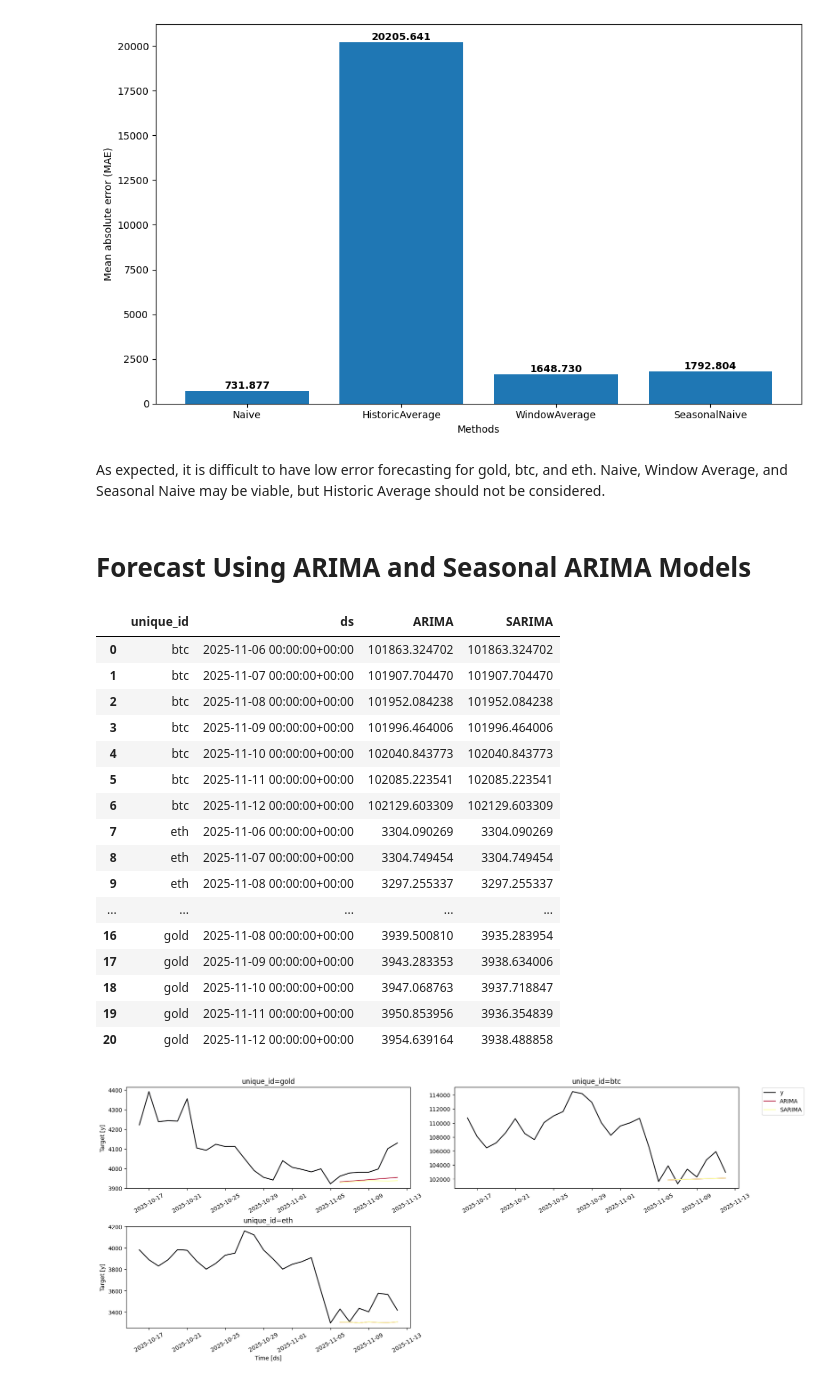
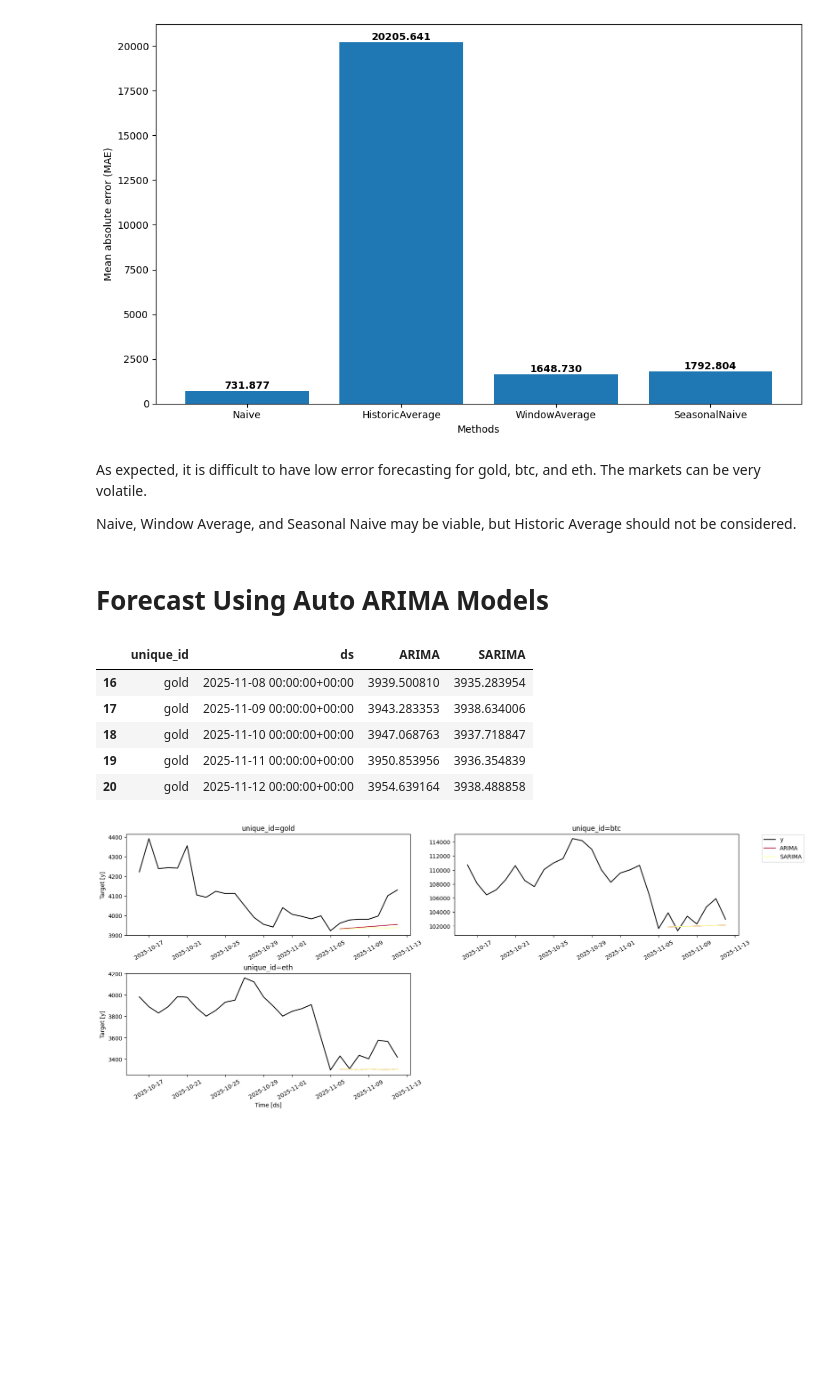
Before and after one commit to mwhite270/Gold_Crypto_Forecasting, a Jupyter notebook: Gold_and_Crypto_Forecasting.ipynb, the cells around one changed output. Saved outputs shown, nothing was run; the diff lists cells and outputs as text; code cells hidden in the pictures; blank space fills up the shorter version.

```diff
--- a/Gold_and_Crypto_Forecasting.ipynb
+++ b/Gold_and_Crypto_Forecasting.ipynb
@@ -36,7 +37,8 @@ Pricing data comes from coingecko. For consistency purposes, "Tether Gold" coin
 # %%
 # https://www.coingecko.com/en/coins/tether-gold
 
-gold_df = pd.read_csv("/content/drive/MyDrive/Colab Notebooks/Data/Price_Forecasting/tethergold-usd-max.csv", parse_dates=["snapped_at"]) #update this to your folder
+# gold_df = pd.read_csv("/content/drive/MyDrive/Colab Notebooks/Data/Price_Forecasting/tethergold-usd-max.csv", parse_dates=["snapped_at"]) # Update this to your folder
+gold_df = pd.read_csv("/content/Data/tethergold-usd-max.csv", parse_dates=["snapped_at"]) # Use this if available. (Google Colab deletes after a runtime ends)
 gold_df.head()
 # %% [output]
 |  | snapped_at | price | market_cap | total_volume |
@@ -48,7 +50,8 @@ gold_df.head()
 # %%
 # https://www.coingecko.com/en/coins/bitcoin
 
-btc_df = pd.read_csv("/content/drive/MyDrive/Colab Notebooks/Data/Price_Forecasting/btc-usd-max.csv", parse_dates=["snapped_at"]) #update this to your folder
+# btc_df = pd.read_csv("/content/drive/MyDrive/Colab Notebooks/Data/Price_Forecasting/btc-usd-max.csv", parse_dates=["snapped_at"])
+btc_df = pd.read_csv("/content/Data/btc-usd-max.csv", parse_dates=["snapped_at"])
 btc_df.head()
 # %% [output]
 |  | snapped_at | price | market_cap | total_volume |
@@ -60,7 +63,8 @@ btc_df.head()
 # %%
 # https://www.coingecko.com/en/coins/ethereum
 
-eth_df = pd.read_csv("/content/drive/MyDrive/Colab Notebooks/Data/Price_Forecasting/eth-usd-max.csv", parse_dates=["snapped_at"]) #update this to your folder
+# eth_df = pd.read_csv("/content/drive/MyDrive/Colab Notebooks/Data/Price_Forecasting/eth-usd-max.csv", parse_dates=["snapped_at"])
+eth_df = pd.read_csv("/content/Data/eth-usd-max.csv", parse_dates=["snapped_at"])
 eth_df.head()
 # %% [output]
 |  | snapped_at | price | market_cap | total_volume |
@@ -193,9 +197,11 @@ plt.show()
 # %% [output]
 [figure]
 # %% [markdown]
-As expected, it is difficult to have low error forecasting for gold, btc, and eth. Naive, Window Average, and Seasonal Naive may be viable, but Historic Average should not be considered.
+As expected, it is difficult to have low error forecasting for gold, btc, and eth. The markets can be very volatile.
+
+Naive, Window Average, and Seasonal Naive may be viable, but Historic Average should not be considered.
 # %% [markdown]
-# Forecast Using ARIMA and Seasonal ARIMA Models
+# Forecast Using Auto ARIMA Models
 # %%
 arima_train = train # Creating dataframe copies for ARIMA modeling use.
 arima_test = test
@@ -209,20 +215,9 @@ sf = StatsForecast(models=models, freq="D")
 sf.fit(df=arima_train)
 arima_preds = sf.predict(h=horizon)
 # %%
-arima_preds
+arima_preds.tail()
 # %% [output]
 |  | unique_id | ds | ARIMA | SARIMA |
-| 0 | btc | 2025-11-06 00:00:00+00:00 | 101863.324702 | 101863.324702 |
-| 1 | btc | 2025-11-07 00:00:00+00:00 | 101907.704470 | 101907.704470 |
-| 2 | btc | 2025-11-08 00:00:00+00:00 | 101952.084238 | 101952.084238 |
-| 3 | btc | 2025-11-09 00:00:00+00:00 | 101996.464006 | 101996.464006 |
-| 4 | btc | 2025-11-10 00:00:00+00:00 | 102040.843773 | 102040.843773 |
-| 5 | btc | 2025-11-11 00:00:00+00:00 | 102085.223541 | 102085.223541 |
-| 6 | btc | 2025-11-12 00:00:00+00:00 | 102129.603309 | 102129.603309 |
-| 7 | eth | 2025-11-06 00:00:00+00:00 | 3304.090269 | 3304.090269 |
-| 8 | eth | 2025-11-07 00:00:00+00:00 | 3304.749454 | 3304.749454 |
-| 9 | eth | 2025-11-08 00:00:00+00:00 | 3297.255337 | 3297.255337 |
-| ... | ... | ... | ... | ... |
 | 16 | gold | 2025-11-08 00:00:00+00:00 | 3939.500810 | 3935.283954 |
 | 17 | gold | 2025-11-09 00:00:00+00:00 | 3943.283353 | 3938.634006 |
 | 18 | gold | 2025-11-10 00:00:00+00:00 | 3947.068763 | 3937.718847 |
```
Also changed, not shown: parts of 15 cells of this notebook.
